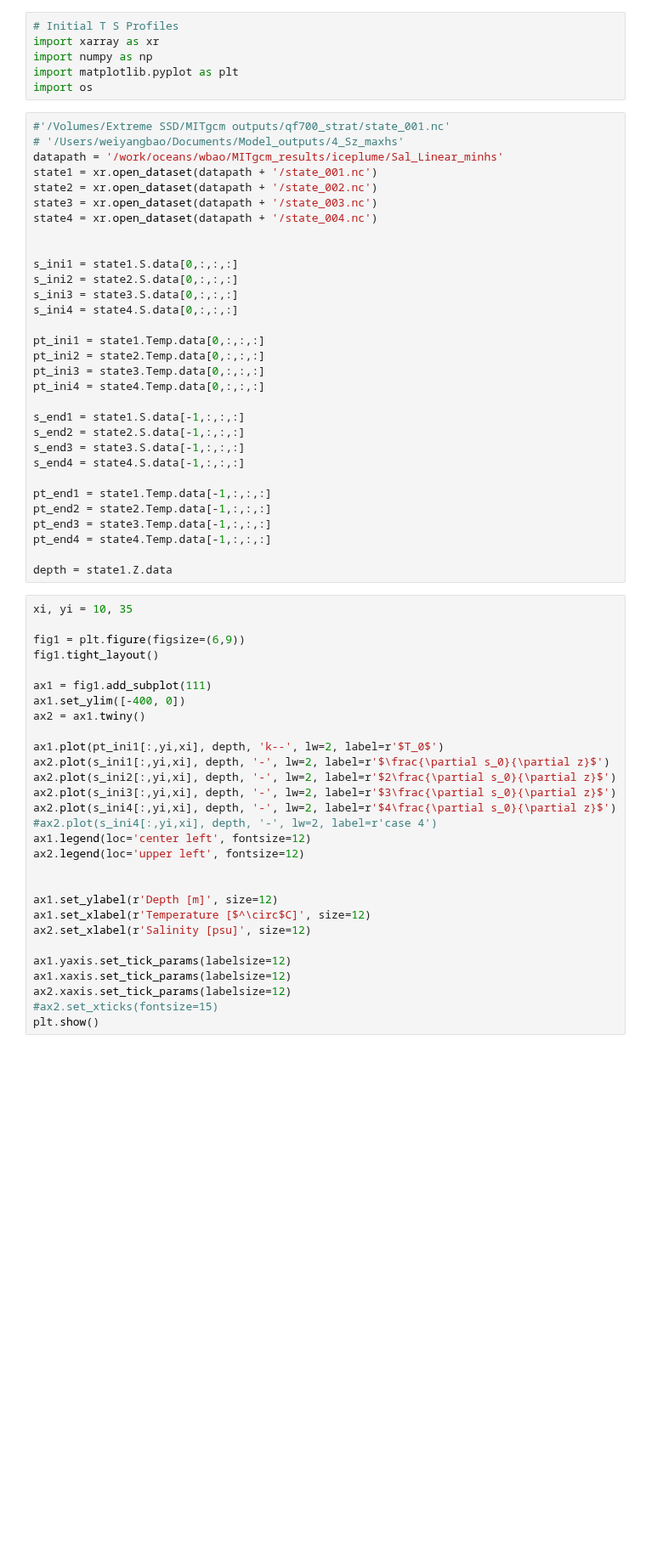
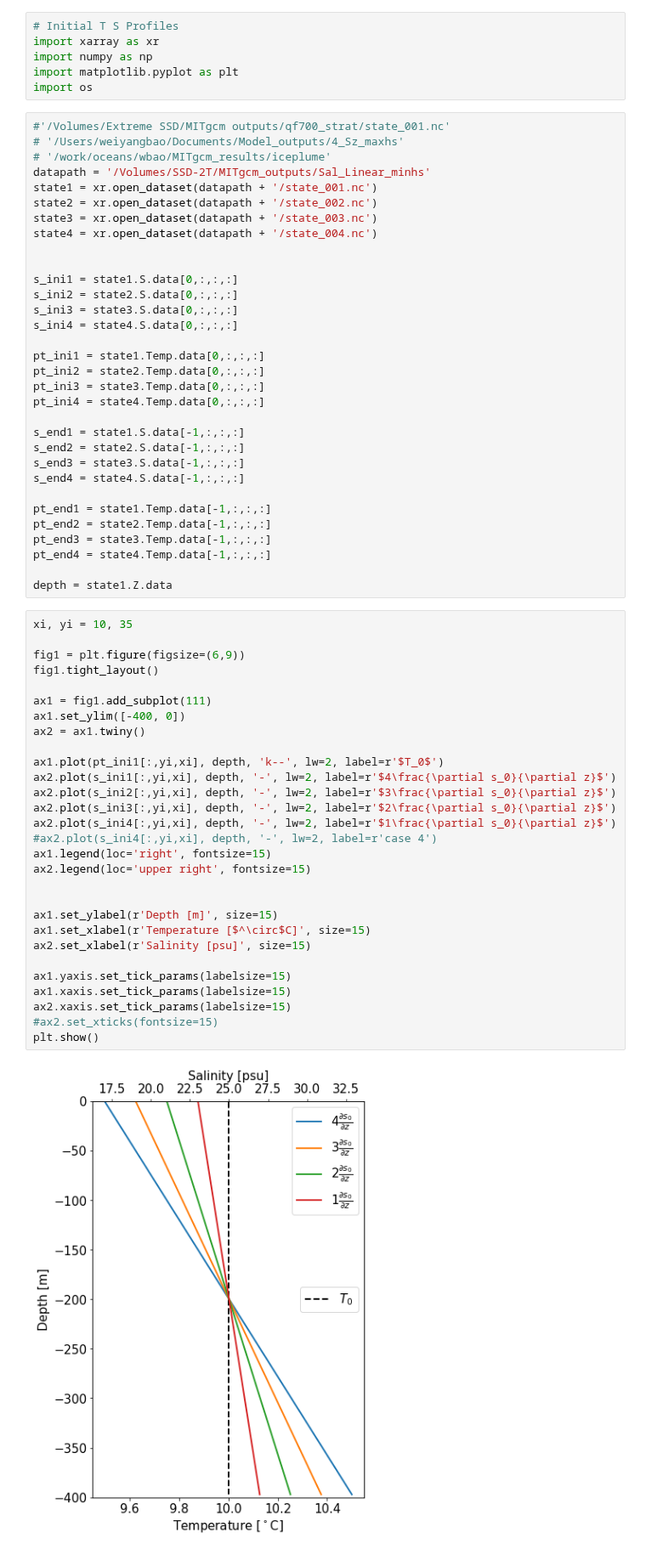
Before and after one commit to weiyangbao/Jupyter-Iceplume, a Jupyter notebook: Fjord Modeling/initial_conditions.ipynb, the cells around one changed output. Shown at 85% size. Drawn from its saved outputs; the diff is of its cells as text; blank space fills up the shorter version.

```diff
--- a/Fjord Modeling/initial_conditions.ipynb
+++ b/Fjord Modeling/initial_conditions.ipynb
@@ -7,7 +7,8 @@ import os
 # %%
 #'/Volumes/Extreme SSD/MITgcm outputs/qf700_strat/state_001.nc'
 # '/Users/weiyangbao/Documents/Model_outputs/4_Sz_maxhs'
-datapath = '/work/oceans/wbao/MITgcm_results/iceplume/Sal_Linear_minhs'
+# '/work/oceans/wbao/MITgcm_results/iceplume'
+datapath = '/Volumes/SSD-2T/MITgcm_outputs/Sal_Linear_minhs'
 state1 = xr.open_dataset(datapath + '/state_001.nc')
 state2 = xr.open_dataset(datapath + '/state_002.nc')
 state3 = xr.open_dataset(datapath + '/state_003.nc')
@@ -38,29 +39,31 @@ depth = state1.Z.data
 # %%
 xi, yi = 10, 35
 
 fig1 = plt.figure(figsize=(6,9))
 fig1.tight_layout()
 
 ax1 = fig1.add_subplot(111)
 ax1.set_ylim([-400, 0])
 ax2 = ax1.twiny()
 
 ax1.plot(pt_ini1[:,yi,xi], depth, 'k--', lw=2, label=r'$T_0$')
-ax2.plot(s_ini1[:,yi,xi], depth, '-', lw=2, label=r'$\frac{\partial s_0}{\partial z}$')
-ax2.plot(s_ini2[:,yi,xi], depth, '-', lw=2, label=r'$2\frac{\partial s_0}{\partial z}$')
-ax2.plot(s_ini3[:,yi,xi], depth, '-', lw=2, label=r'$3\frac{\partial s_0}{\partial z}$')
-ax2.plot(s_ini4[:,yi,xi], depth, '-', lw=2, label=r'$4\frac{\partial s_0}{\partial z}$')
+ax2.plot(s_ini1[:,yi,xi], depth, '-', lw=2, label=r'$4\frac{\partial s_0}{\partial z}$')
+ax2.plot(s_ini2[:,yi,xi], depth, '-', lw=2, label=r'$3\frac{\partial s_0}{\partial z}$')
+ax2.plot(s_ini3[:,yi,xi], depth, '-', lw=2, label=r'$2\frac{\partial s_0}{\partial z}$')
+ax2.plot(s_ini4[:,yi,xi], depth, '-', lw=2, label=r'$1\frac{\partial s_0}{\partial z}$')
 #ax2.plot(s_ini4[:,yi,xi], depth, '-', lw=2, label=r'case 4')
-ax1.legend(loc='center left', fontsize=12)
-ax2.legend(loc='upper left', fontsize=12)
+ax1.legend(loc='right', fontsize=15)
+ax2.legend(loc='upper right', fontsize=15)
 
 
-ax1.set_ylabel(r'Depth [m]', size=12)
-ax1.set_xlabel(r'Temperature [$^\circ$C]', size=12)
-ax2.set_xlabel(r'Salinity [psu]', size=12)
+ax1.set_ylabel(r'Depth [m]', size=15)
+ax1.set_xlabel(r'Temperature [$^\circ$C]', size=15)
+ax2.set_xlabel(r'Salinity [psu]', size=15)
 
-ax1.yaxis.set_tick_params(labelsize=12)
-ax1.xaxis.set_tick_params(labelsize=12)
-ax2.xaxis.set_tick_params(labelsize=12)
+ax1.yaxis.set_tick_params(labelsize=15)
+ax1.xaxis.set_tick_params(labelsize=15)
+ax2.xaxis.set_tick_params(labelsize=15)
 #ax2.set_xticks(fontsize=15)
 plt.show()
+# %% [output]
+[figure, added]
```
